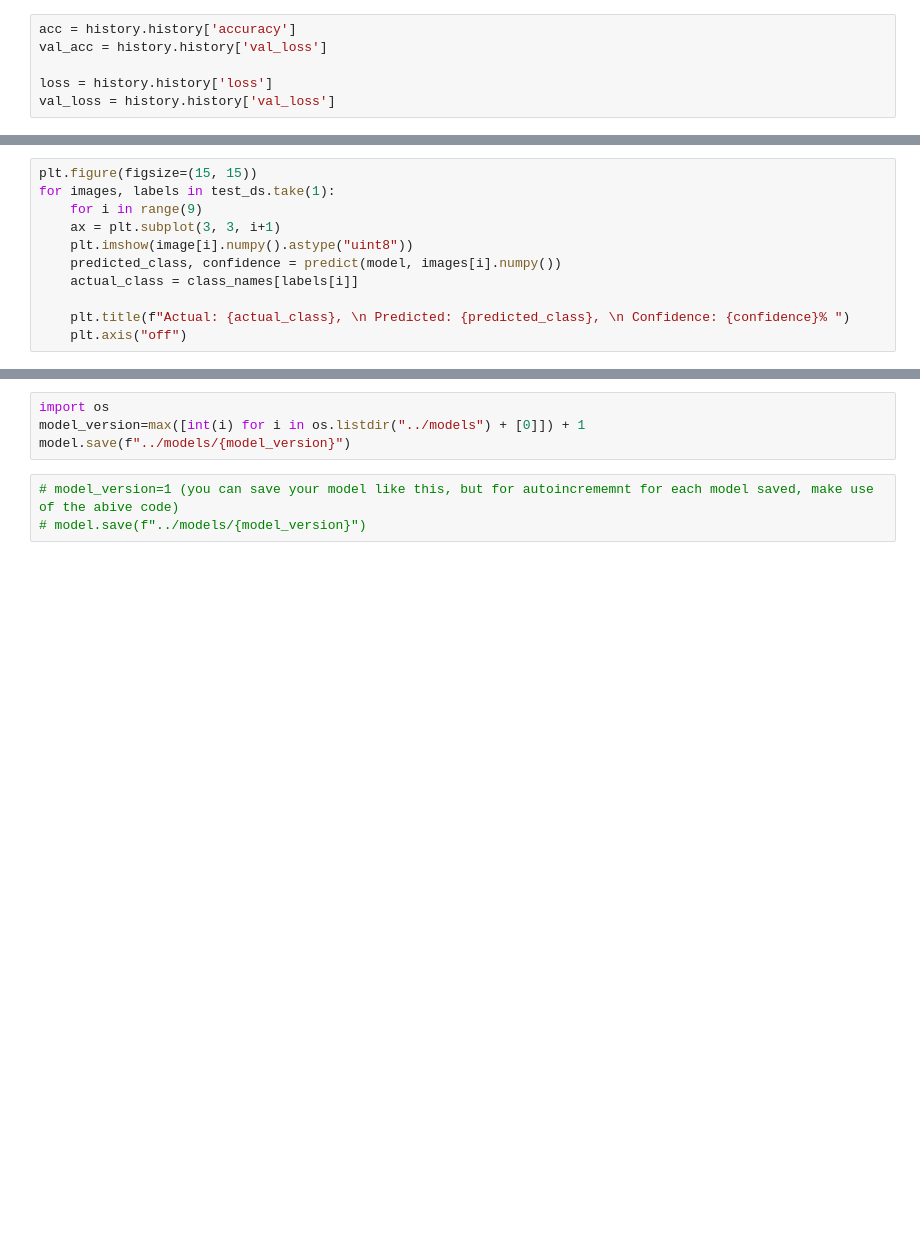
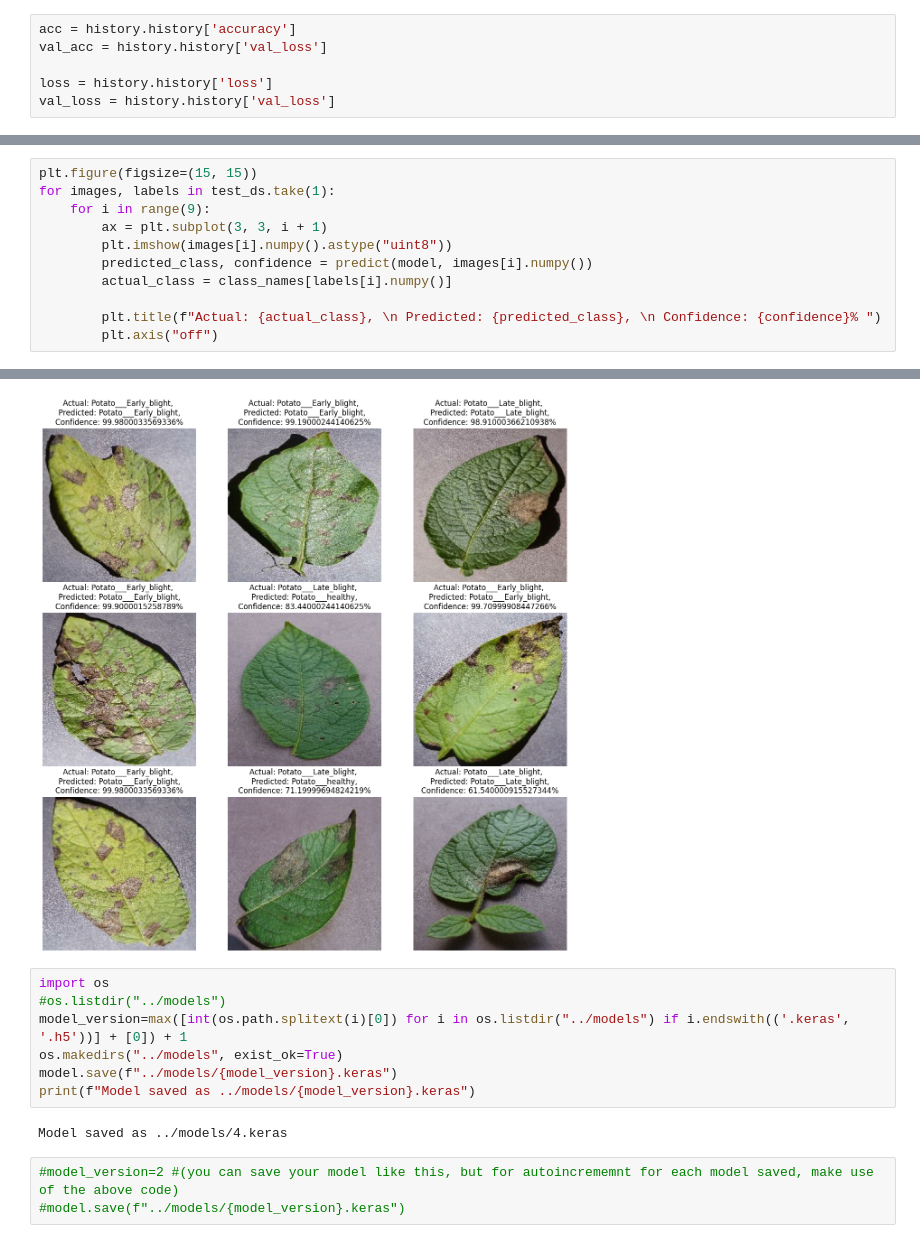
Before and after one commit to NesApps/potato_disease_detection, a Jupyter notebook: Training/Training.ipynb, the cells around one changed output, grey strips where cells are left out. Drawn from its saved outputs; the diff is of its cells as text; blank space fills up the shorter version.

Commit message:
write code for saving model

```diff
--- a/Training/Training.ipynb
+++ b/Training/Training.ipynb
@@ -188,11 +279,12 @@ def predict(model, img):
 # %%
 plt.figure(figsize=(15, 15))
 for images, labels in test_ds.take(1):
-    for i in range(9)
-    ax = plt.subplot(3, 3, i+1)
-    plt.imshow(image[i].numpy().astype("uint8"))
-    predicted_class, confidence = predict(model, images[i].numpy())
-    actual_class = class_names[labels[i]]
+    for i in range(9):
+        ax = plt.subplot(3, 3, i + 1)
+        plt.imshow(images[i].numpy().astype("uint8"))
+        predicted_class, confidence = predict(model, images[i].numpy())
+        actual_class = class_names[labels[i].numpy()]
 
-    plt.title(f"Actual: {actual_class}, \n Predicted: {predicted_class}, \n Confidence: {confidence}% ")
-    plt.axis("off")
+        plt.title(f"Actual: {actual_class}, \n Predicted: {predicted_class}, \n Confidence: {confidence}% ")
+        plt.axis("off")
+# %% [output]
@@ -199,7 +300,13 @@ for images, labels in test_ds.take(1):
+[figure, added]
 # %%
 import os
-model_version=max([int(i) for i in os.listdir("../models") + [0]]) + 1
-model.save(f"../models/{model_version}")
+#os.listdir("../models")
+model_version=max([int(os.path.splitext(i)[0]) for i in os.listdir("../models") if i.endswith(('.keras', '.h5'))] + [0]) + 1
+os.makedirs("../models", exist_ok=True)
+model.save(f"../models/{model_version}.keras")
+print(f"Model saved as ../models/{model_version}.keras")
+# %% [output]
+Model saved as ../models/4.keras
 # %%
-# model_version=1 (you can save your model like this, but for autoincrememnt for each model saved, make use of the abive code)
-# model.save(f"../models/{model_version}")
+#model_version=2 #(you can save your model like this, but for autoincrememnt for each model saved, make use of the above code)
+#model.save(f"../models/{model_version}.keras")
```
Also changed, not shown: parts of 26 cells of this notebook, 6 other files.
